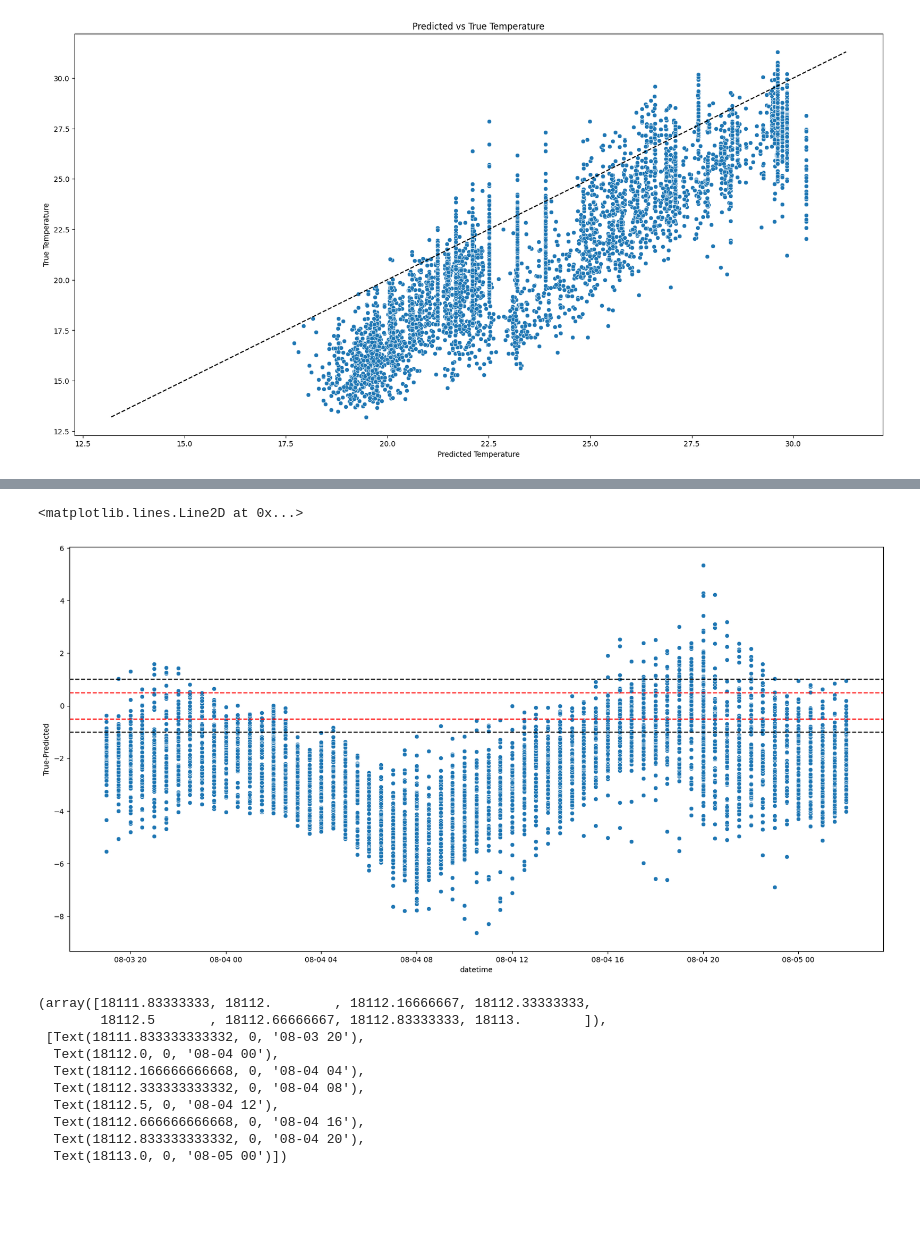
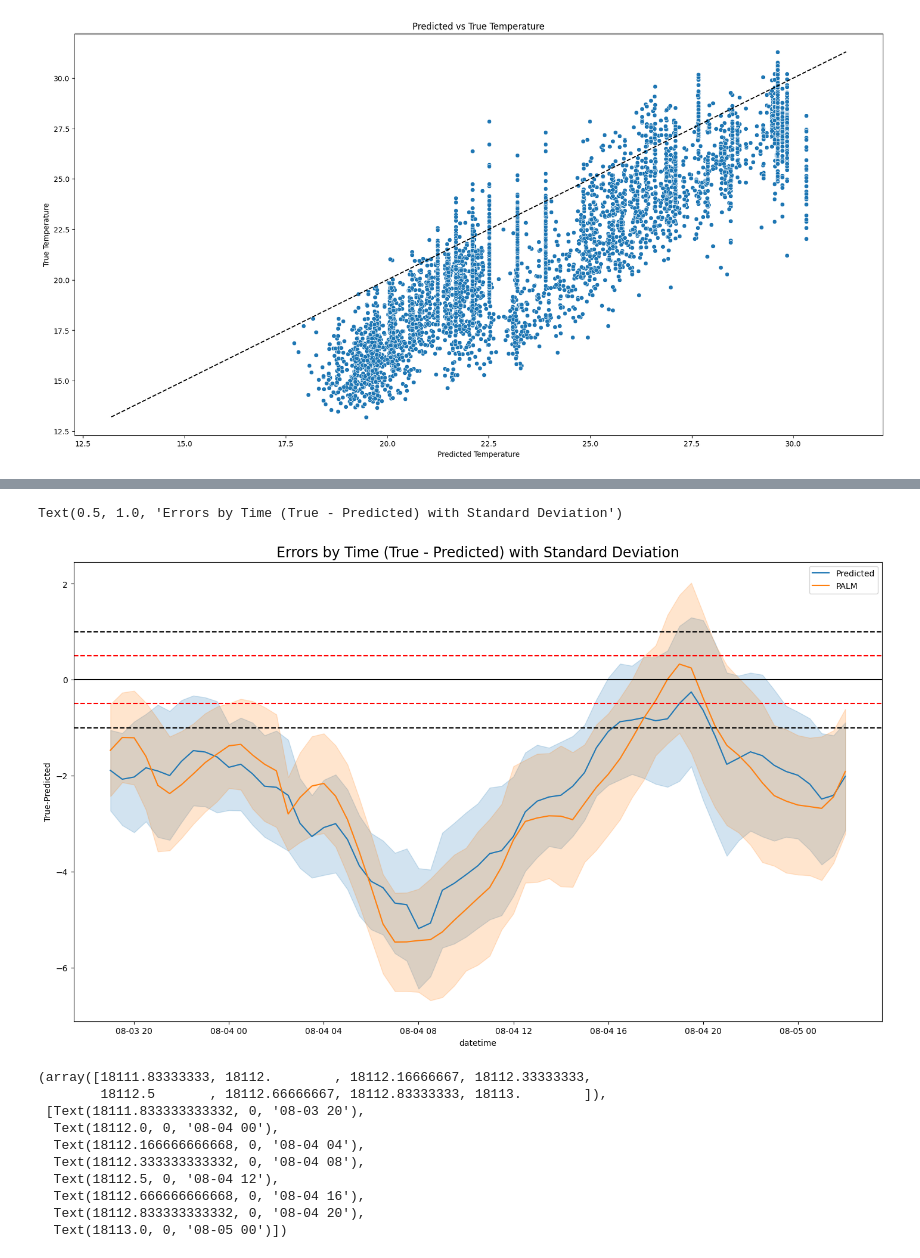
Before and after one commit to ozmanda/meteoblueQRF, a Jupyter notebook: analyses_and_visualisations/validation_maps_analysis.ipynb, the cells around one changed output, grey strips where cells are left out. Saved outputs shown, nothing was run; the diff lists cells and outputs as text; code cells hidden in the pictures; blank space fills up the shorter version.

```diff
--- a/analyses_and_visualisations/validation_maps_analysis.ipynb
+++ b/analyses_and_visualisations/validation_maps_analysis.ipynb
@@ -282,3 +281,4 @@ Boundary: N1252232.0 - E2684232.0
 # %%
 station_temps['True-PALM'] = station_temps['True Temperature'] - station_temps['PALM Temperature']
 station_temps['True-Predicted'] = station_temps['True Temperature'] - station_temps['Predicted Temperature']
+station_temps['PALM-Predicted'] = station_temps['PALM Temperature'] - station_temps['Predicted Temperature']
@@ -307,13 +398,16 @@ plt.plot(bounds, bounds, color='black', linestyle='--')
 # %%
-fig, ax = plt.subplots(1, 1, figsize=(20, 10))
-ax = sns.scatterplot(data=station_temps, x='datetime', y='True-Predicted')
+fig, ax = plt.subplots(1, 1, figsize=(17.5, 10))
+ax = sns.lineplot(data=station_temps, x='datetime', y='True-Predicted', label='Predicted', errorbar='sd')
+ax = sns.lineplot(data=station_temps, x='datetime', y='True-PALM', label='PALM', errorbar='sd')
 plt.axhline(0.5, color='red', linestyle='--')
 plt.axhline(-0.5, color='red', linestyle='--')
 plt.axhline(1, color='black', linestyle='--')
 plt.axhline(-1, color='black', linestyle='--')
+plt.axhline(0, color='black', linestyle='-')
+ax.set_title('Errors by Time (True - Predicted) with Standard Deviation', fontsize=17)
 # %% [output]
-<matplotlib.lines.Line2D at 0x...>
+Text(0.5, 1.0, 'Errors by Time (True - Predicted) with Standard Deviation')
-[figure, old version]
+[figure, new version]
 # %%
 fig, ax = plt.subplots(figsize=(10, 5))
 for station in station_temps['stationid'].unique():
```
Also changed, not shown: parts of 13 cells of this notebook, 1 other file.
